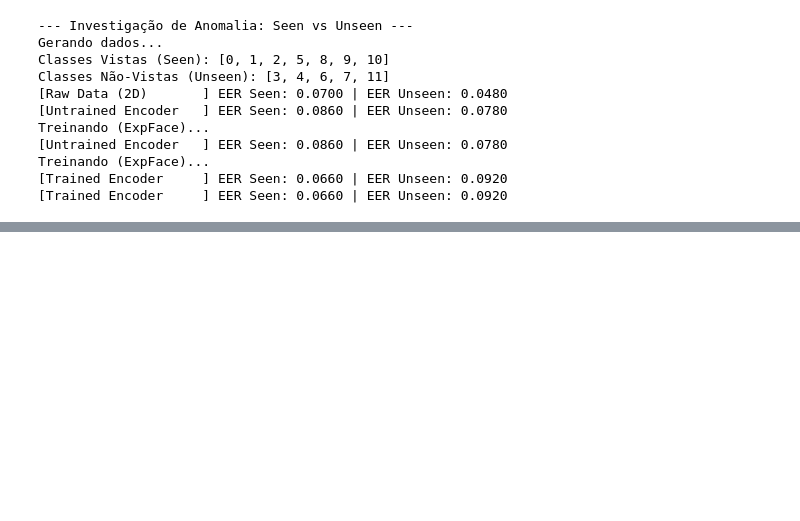
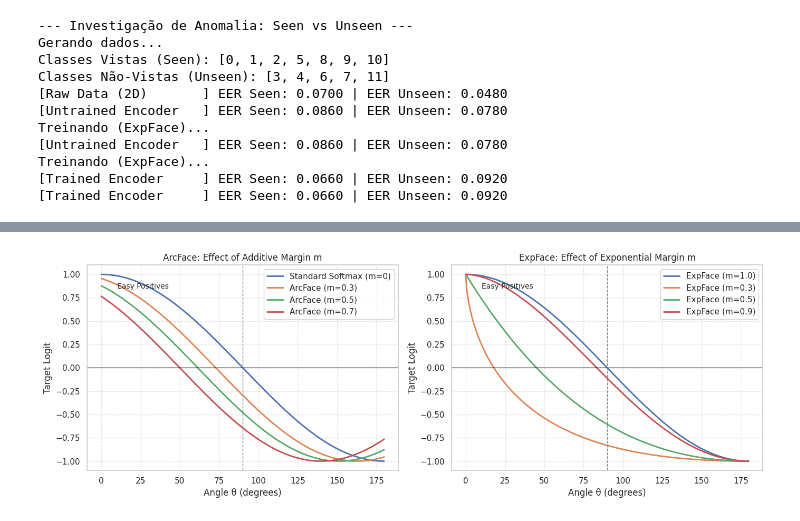
Before and after one commit to jpcosta90/CaVL-Doc, a Jupyter notebook: analysis/02_losses_analysis.ipynb, the cells around one changed output, grey strips where cells are left out. Drawn from its saved outputs; the diff is of its cells as text; code cells hidden in the pictures; blank space fills up the shorter version.

```diff
--- a/analysis/02_losses_analysis.ipynb
+++ b/analysis/02_losses_analysis.ipynb
@@ -1272,0 +1274,72 @@ NameError: name 'make_patterned_clusters' is not defined
+# %%
+import numpy as np
+import matplotlib.pyplot as plt
+
+# ===============================
+# ArcFace formula (standard)
+# cos(theta + m)
+# ===============================
+def arcface_target(theta, m):
+    return np.cos(theta + m)
+
+# ===============================
+# ExpFace formula (paper)
+#
+# θ_m = ( (θ / π)**m ) * π
+# T(θ) = cos(θ_m)
+# ===============================
+def expface_target(theta, m):
+    theta_m = (theta / np.pi) ** m * np.pi
+    return np.cos(theta_m)
+
+# ===============================
+# Plot setup
+# ===============================
+theta_deg = np.linspace(0, 180, 500)
+theta = np.deg2rad(theta_deg)
+
+arc_margins = [0.0, 0.3, 0.5, 0.7]
+exp_margins = [1.0, 0.3, 0.5, 0.9]  # m=1 reproduces standard softmax
+
+plt.figure(figsize=(14, 5))
+
+# -------------------------------------------
+# Left Plot — ArcFace
+# -------------------------------------------
+plt.subplot(1, 2, 1)
+for m in arc_margins:
+    y = arcface_target(theta, m)
+    label = f"ArcFace (m={m:.1f})" if m > 0 else "Standard Softmax (m=0)"
+    plt.plot(theta_deg, y, label=label, linewidth=2)
+
+plt.axhline(0, color='black', linewidth=0.8)
+plt.axvline(90, color='gray', linestyle='--', linewidth=1)
+plt.title("ArcFace: Effect of Additive Margin m")
+plt.xlabel("Angle θ (degrees)")
+plt.ylabel("Target Logit")
+plt.grid(True, linestyle='--', alpha=0.5)
+plt.text(10, 0.85, "Easy Positives", fontsize=10)
+plt.legend()
+
+# -------------------------------------------
+# Right Plot — ExpFace (correct formula)
+# -------------------------------------------
+plt.subplot(1, 2, 2)
+for m in exp_margins:
+    y = expface_target(theta, m)
+    label = f"ExpFace (m={m:.1f})"
+    plt.plot(theta_deg, y, label=label, linewidth=2)
+
+plt.axhline(0, color='black', linewidth=0.8)
+plt.axvline(90, color='gray', linestyle='--', linewidth=1)
+plt.title("ExpFace: Effect of Exponential Margin m")
+plt.xlabel("Angle θ (degrees)")
+plt.ylabel("Target Logit")
+plt.grid(True, linestyle='--', alpha=0.5)
+plt.text(10, 0.85, "Easy Positives", fontsize=10)
+plt.legend()
+
+plt.tight_layout()
+plt.show()
+# %% [output]
+[figure, added]
```
Also changed, not shown: parts of 3 cells of this notebook.
